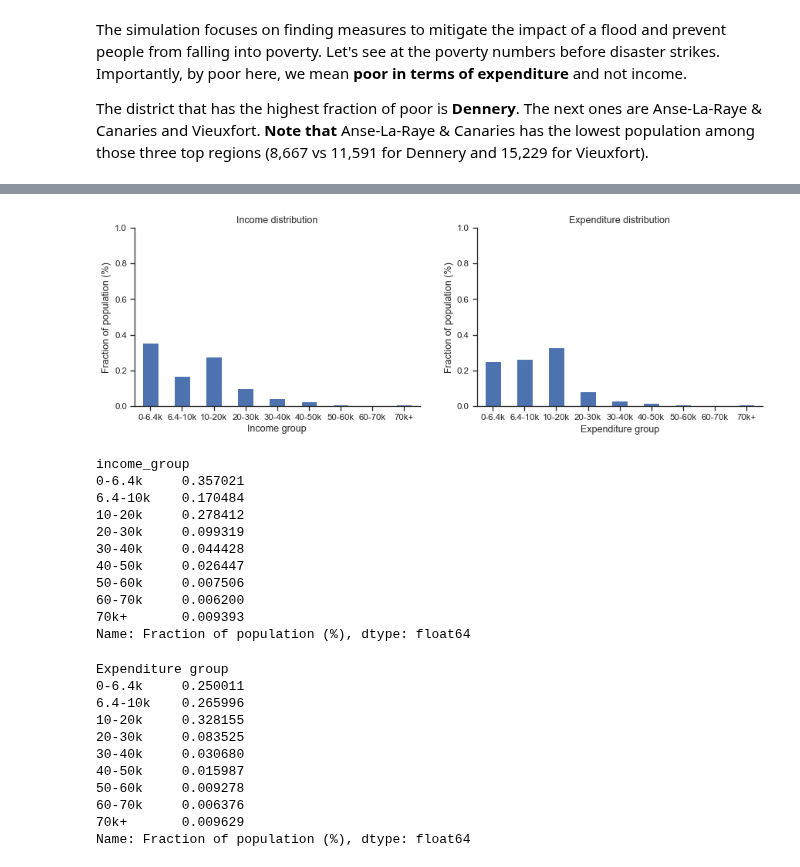
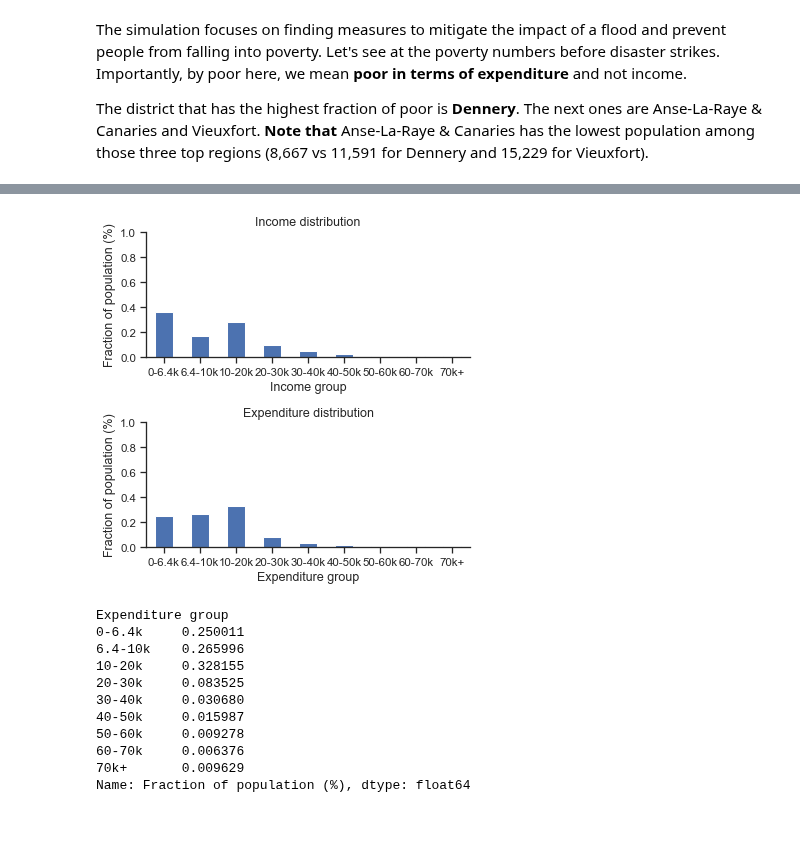
Before and after one commit to mikhailsirenko/unbreakable, a Jupyter notebook: notebooks/eda.ipynb, the cells around one changed output, grey strips where cells are left out. Saved outputs shown, nothing was run; the diff lists cells and outputs as text; code cells hidden in the pictures; blank space fills up the shorter version.

```diff
--- a/notebooks/eda.ipynb
+++ b/notebooks/eda.ipynb
@@ -146,45 +173,33 @@ Name: Fraction of poor population (%), dtype: float64
 # %%
-fig, ax = plt.subplots(figsize=(14, 4), ncols=2)
+fig, ax = plt.subplots(figsize=(3.5*1.5, 2.625*2), nrows=2)
 income = household_survey.copy()
 income['aeinc'] = income['aeinc'].astype(float)
 bins = [0, 6444, 10000, 20000, 30000, 40000, 50000, 60000, 70000, np.inf]
 # 6443 is the poverty line (expenditure poverty line)
 labels = ['0-6.4k', '6.4-10k', '10-20k', '20-30k', '30-40k', '40-50k', '50-60k', '60-70k', '70k+']
 income['income_group'] = pd.cut(income['aeinc'], bins=bins, labels=labels)
 income_grouped = income.groupby('income_group').sum(numeric_only=True)['popwgt'] / total_population
 income_grouped.name = 'Income group'
 income_grouped.name = 'Fraction of population (%)'
 income_grouped.plot.bar(title='Income distribution', xlabel='Income group', ylabel='Fraction of population (%)', rot=0, ax=ax[0])
 ax[0].spines['top'].set_visible(False)
 ax[0].spines['right'].set_visible(False)
 ax[0].set_ylim(0, 1)
 
 expenditure = household_survey.copy()
 expenditure['aeexp'] = expenditure['aeexp'].astype(float)
 expenditure['expenditure_group'] = pd.cut(expenditure['aeexp'], bins=bins, labels=labels)
 expenditure_grouped = expenditure.groupby('expenditure_group').sum(numeric_only=True)['popwgt'] / total_population
 expenditure_grouped.index.name = 'Expenditure group'
 expenditure_grouped.name = 'Fraction of population (%)'
 expenditure_grouped.plot.bar(title='Expenditure distribution', xlabel='Expenditure group', ylabel='Fraction of population (%)', rot=0, ax=ax[1])
 ax[1].spines['top'].set_visible(False)
 ax[1].spines['right'].set_visible(False)
-ax[1].set_ylim(0, 1);
+ax[1].set_ylim(0, 1)
+fig.tight_layout()
+plt.savefig('../figures/eda/income_expenditure_distribution.pgf', bbox_inches='tight')
 # %% [output]
-[figure, old version]
+[figure, new version]
-# %%
-income_grouped
-# %% [output]
-income_group
-0-6.4k     0.357021
-6.4-10k    0.170484
-10-20k     0.278412
-20-30k     0.099319
-30-40k     0.044428
-40-50k     0.026447
-50-60k     0.007506
-60-70k     0.006200
-70k+       0.009393
-Name: Fraction of population (%), dtype: float64
 # %%
 expenditure_grouped
 # %% [output]
```
Also changed, not shown: parts of 11 cells of this notebook, 4 other files.
